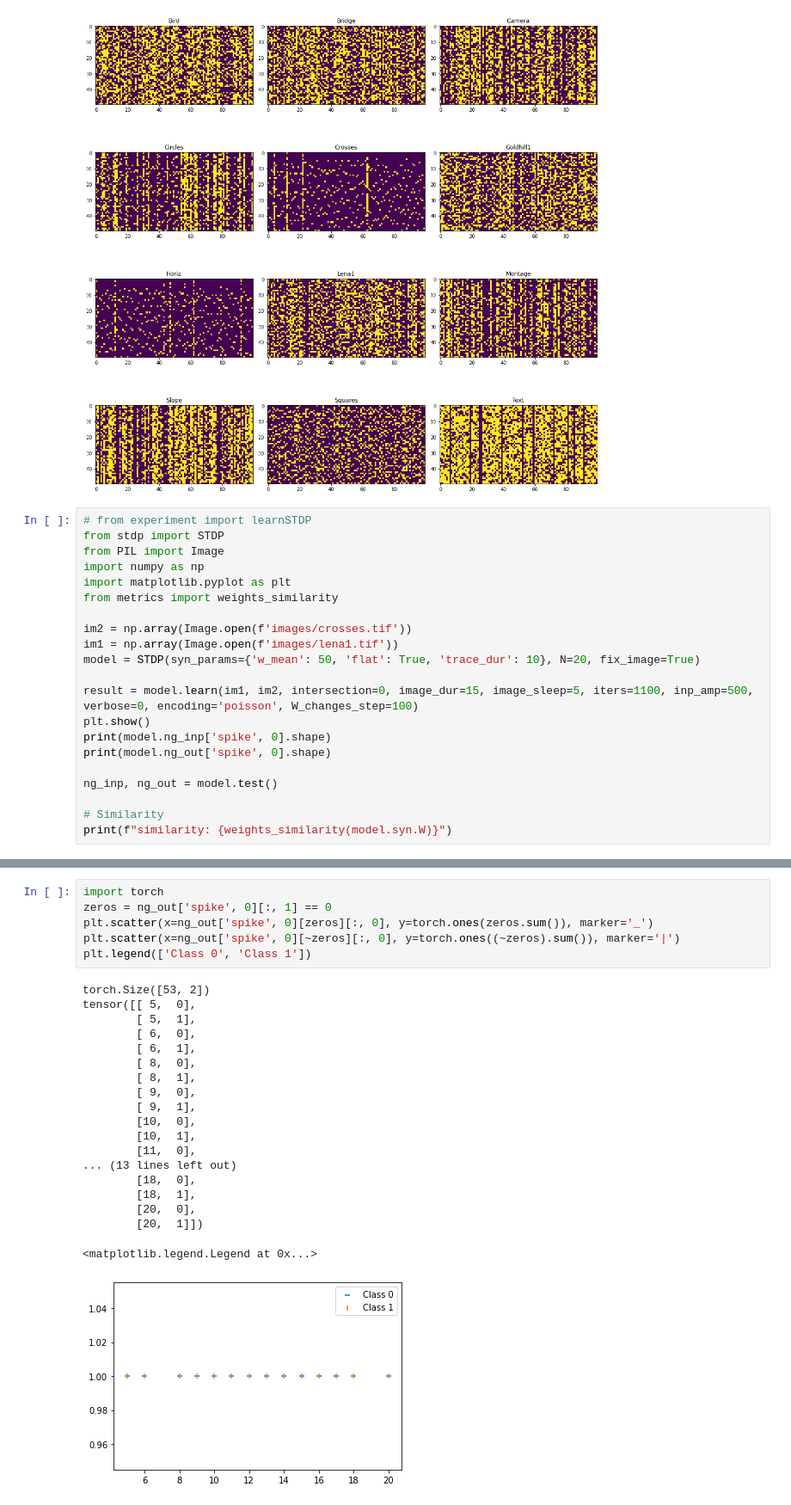
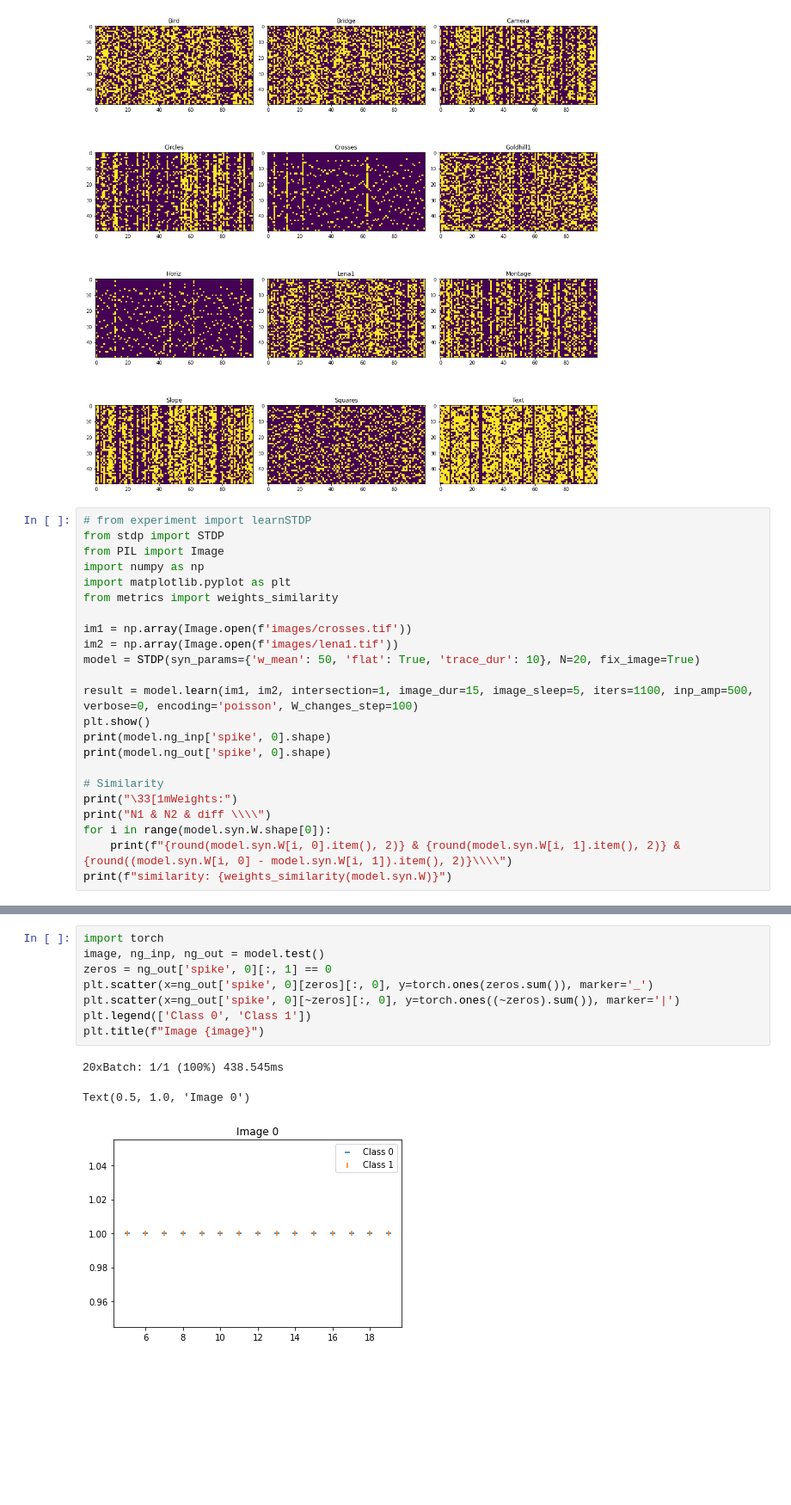
Before and after one commit to alia-asl/stdp, a Jupyter notebook: P03.ipynb, the cells around one changed output, grey strips where cells are left out. Shown at 86% size. Saved outputs shown, nothing was run; the diff lists cells and outputs as text; blank space fills up the shorter version.

Commit message:
different intersections tests

```diff
--- a/P03.ipynb
+++ b/P03.ipynb
@@ -59,17 +59,19 @@ import numpy as np
 import matplotlib.pyplot as plt
 from metrics import weights_similarity
 
-im2 = np.array(Image.open(f'images/crosses.tif'))
-im1 = np.array(Image.open(f'images/lena1.tif'))
+im1 = np.array(Image.open(f'images/crosses.tif'))
+im2 = np.array(Image.open(f'images/lena1.tif'))
 model = STDP(syn_params={'w_mean': 50, 'flat': True, 'trace_dur': 10}, N=20, fix_image=True)
 
-result = model.learn(im1, im2, intersection=0, image_dur=15, image_sleep=5, iters=1100, inp_amp=500, verbose=0, encoding='poisson', W_changes_step=100)
+result = model.learn(im1, im2, intersection=1, image_dur=15, image_sleep=5, iters=1100, inp_amp=500, verbose=0, encoding='poisson', W_changes_step=100)
 plt.show()
 print(model.ng_inp['spike', 0].shape)
 print(model.ng_out['spike', 0].shape)
 
-ng_inp, ng_out = model.test()
-
 # Similarity
+print("\33[1mWeights:")
+print("N1 & N2 & diff \\\\")
+for i in range(model.syn.W.shape[0]):
+    print(f"{round(model.syn.W[i, 0].item(), 2)} & {round(model.syn.W[i, 1].item(), 2)} & {round((model.syn.W[i, 0] - model.syn.W[i, 1]).item(), 2)}\\\\")
 print(f"similarity: {weights_similarity(model.syn.W)}")
 # %% [output]
@@ -82,26 +97,12 @@ similarity: 0.9963020086288452
 # %%
 import torch
+image, ng_inp, ng_out = model.test()
 zeros = ng_out['spike', 0][:, 1] == 0
 plt.scatter(x=ng_out['spike', 0][zeros][:, 0], y=torch.ones(zeros.sum()), marker='_')
 plt.scatter(x=ng_out['spike', 0][~zeros][:, 0], y=torch.ones((~zeros).sum()), marker='|')
 plt.legend(['Class 0', 'Class 1'])
+plt.title(f"Image {image}")
 # %% [output]
-torch.Size([53, 2])
-tensor([[ 5,  0],
-        [ 5,  1],
-        [ 6,  0],
-        [ 6,  1],
-        [ 8,  0],
-        [ 8,  1],
-        [ 9,  0],
-        [ 9,  1],
-        [10,  0],
-        [10,  1],
-        [11,  0],
-... (13 lines left out)
-        [18,  0],
-        [18,  1],
-        [20,  0],
-        [20,  1]])
+20xBatch: 1/1 (100%) 438.545ms
-<matplotlib.legend.Legend at 0x...>
+Text(0.5, 1.0, 'Image 0')
-[figure, old version]
+[figure, new version]
```
Also changed, not shown: parts of 2 cells of this notebook, 11 other files.
